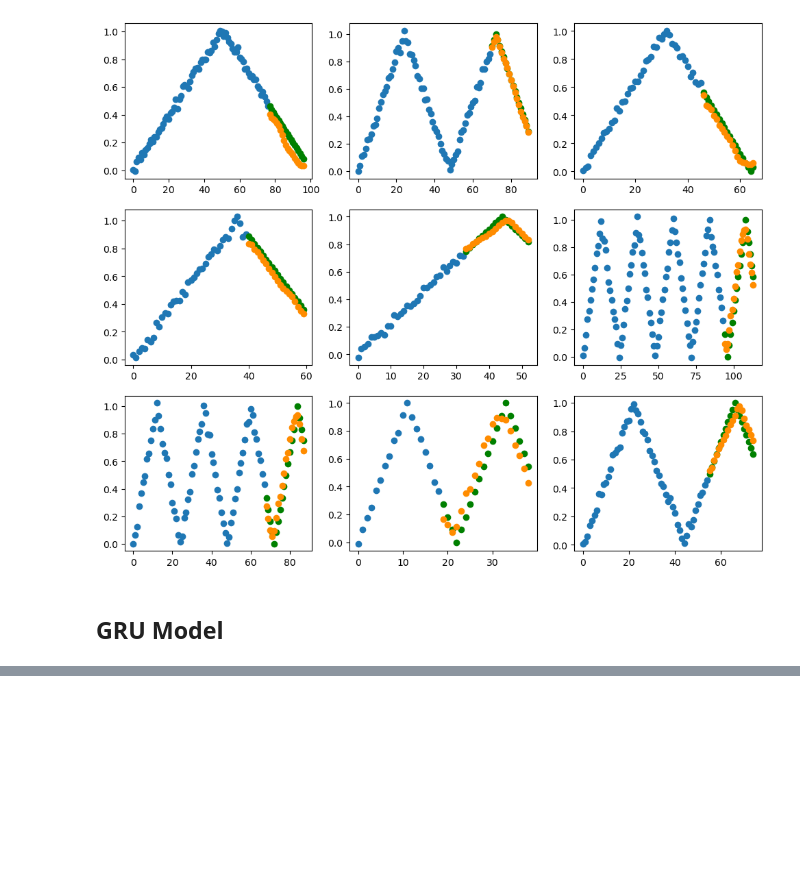
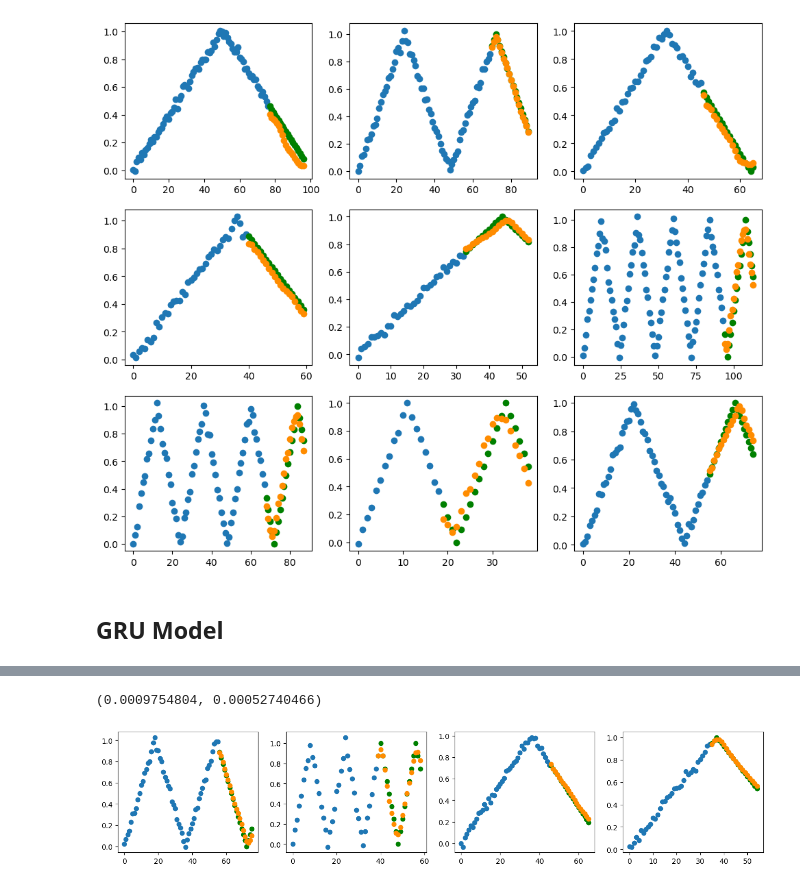
Before and after one commit to Tobilence/DMML_RNN, a Jupyter notebook: Horizon_forecast.ipynb, the cells around one changed output, grey strips where cells are left out. Drawn from its saved outputs; the diff is of its cells as text; code cells hidden in the pictures; blank space fills up the shorter version.

```diff
--- a/Horizon_forecast.ipynb
+++ b/Horizon_forecast.ipynb
@@ -255,0 +271,6 @@ Tomorrow, I want to test the following:
+# %%
+torch.save(lstm_model, "./best_models/lstm/lstm_30-hidden_250-epochs.pt")
+evaluate(lstm_model, X_test, y_test, visualize_oneline=True)
+# %% [output]
+(0.0009754804, 0.00052740466)
+[figure, added]
```
Also changed, not shown: parts of 15 cells of this notebook, 3 other files.
